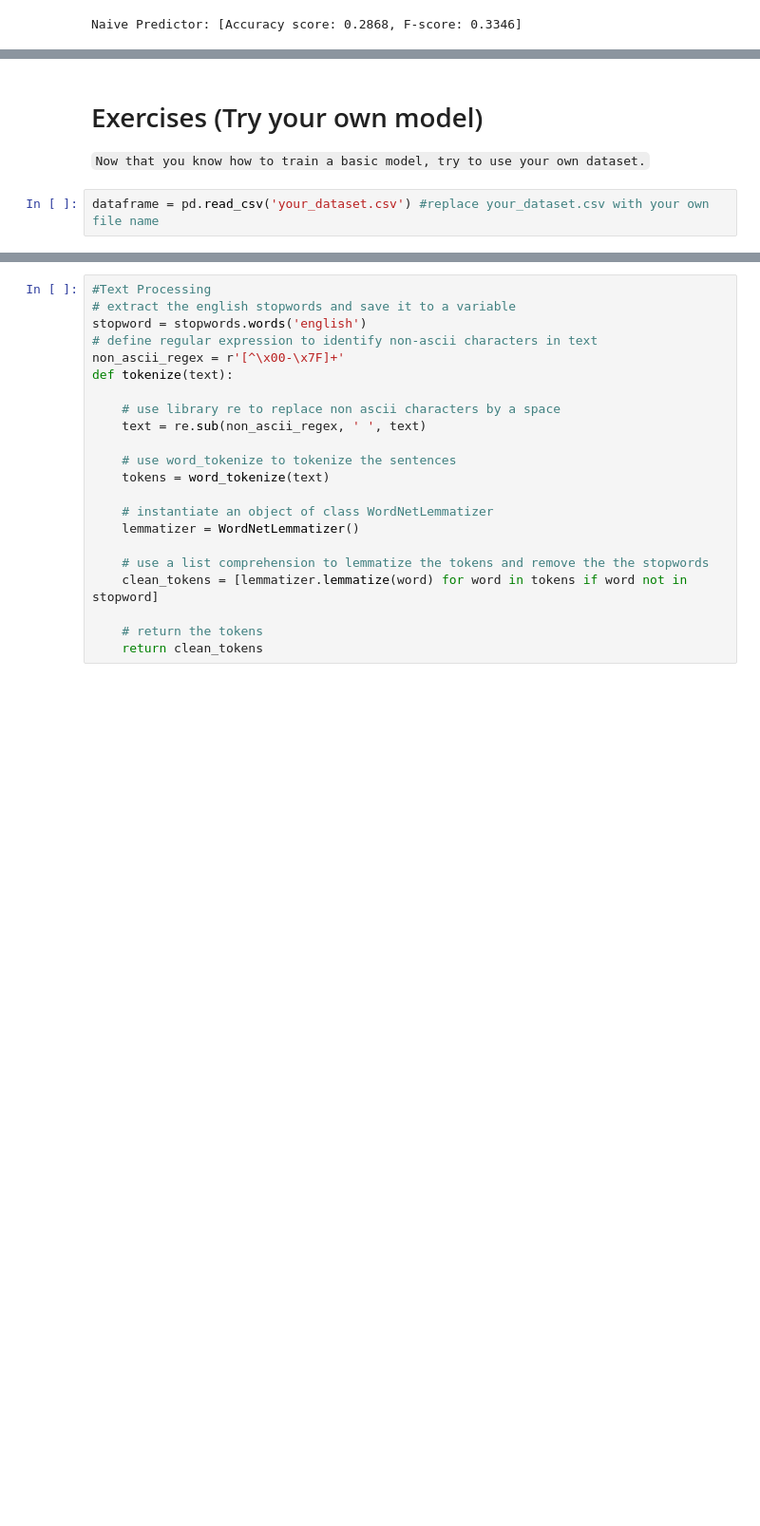
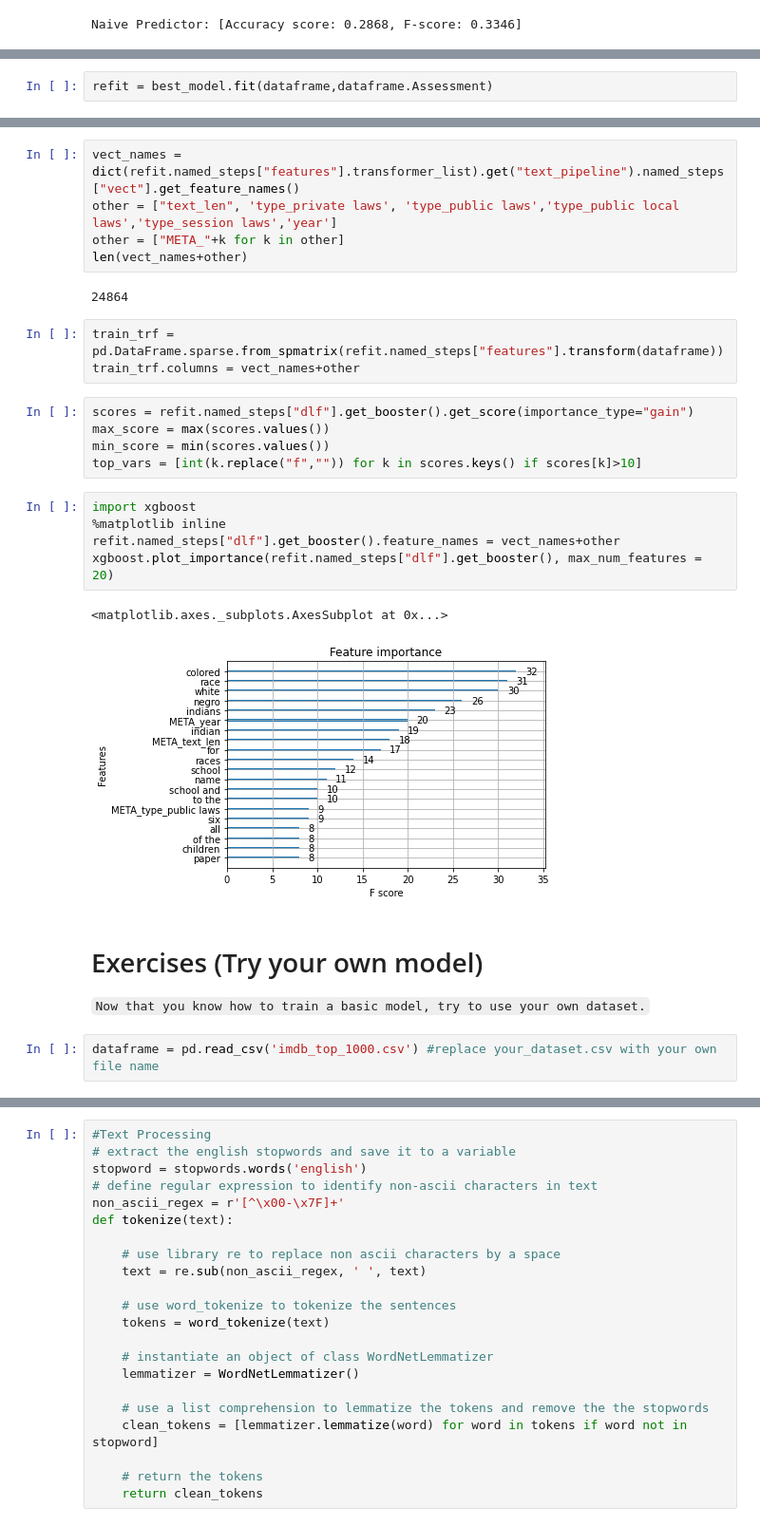
Before and after one commit to Grantglass/constellate-python-workshop-template, a Jupyter notebook: day1_intro_to_ml.ipynb, the cells around one changed output, grey strips where cells are left out. Shown at 95% size. Saved outputs shown, nothing was run; the diff lists cells and outputs as text; blank space fills up the shorter version.

```diff
--- a/day1_intro_to_ml.ipynb
+++ b/day1_intro_to_ml.ipynb
@@ -642,0 +965,2 @@ Naive Predictor: [Accuracy score: 0.2868, F-score: 0.3346]
+# %%
+refit = best_model.fit(dataframe,dataframe.Assessment)
@@ -643,6 +1015,29 @@ Naive Predictor: [Accuracy score: 0.2868, F-score: 0.3346]
+# %%
+vect_names = dict(refit.named_steps["features"].transformer_list).get("text_pipeline").named_steps["vect"].get_feature_names()
+other = ["text_len", 'type_private laws', 'type_public laws','type_public local laws','type_session laws','year']
+other = ["META_"+k for k in other]
+len(vect_names+other)
+# %% [output]
+24864
+# %%
+train_trf = pd.DataFrame.sparse.from_spmatrix(refit.named_steps["features"].transform(dataframe))
+train_trf.columns = vect_names+other
+# %%
+scores = refit.named_steps["dlf"].get_booster().get_score(importance_type="gain")
+max_score = max(scores.values())
+min_score = min(scores.values())
+top_vars = [int(k.replace("f","")) for k in scores.keys() if scores[k]>10]
+# %%
+import xgboost
+%matplotlib inline
+refit.named_steps["dlf"].get_booster().feature_names = vect_names+other
+xgboost.plot_importance(refit.named_steps["dlf"].get_booster(), max_num_features = 20)
+# %% [output]
+<matplotlib.axes._subplots.AxesSubplot at 0x...>
+[figure, added]
 # %% [markdown]
 # Exercises (Try your own model)
 
 `Now that you know how to train a basic model, try to use your own dataset.`
 # %%
-dataframe = pd.read_csv('your_dataset.csv') #replace your_dataset.csv with your own file name
+dataframe = pd.read_csv('imdb_top_1000.csv') #replace your_dataset.csv with your own file name
```
Also changed, not shown: parts of 31 cells of this notebook, 1 other file.
